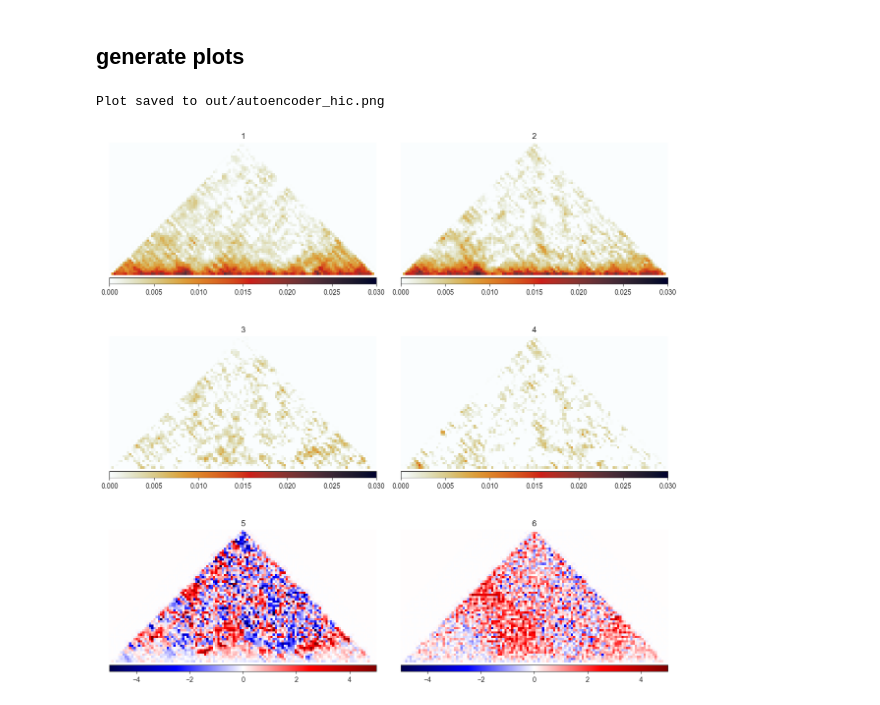
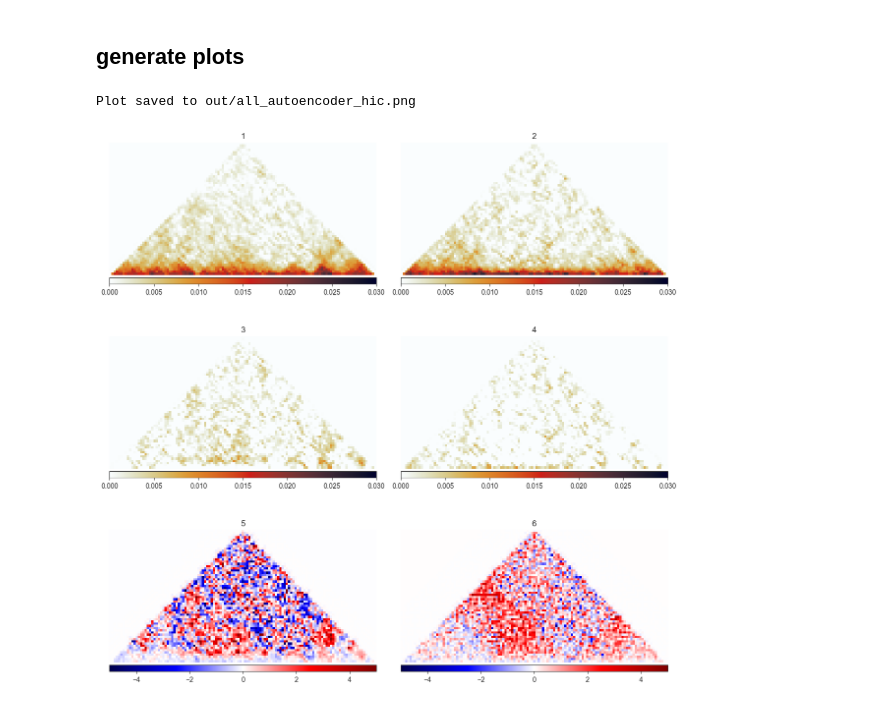
Before and after one commit to FardinHaque60/hic_compare_experiments, a Jupyter notebook: autoencoder_hic/autoencoder_hic.ipynb, the cells around one changed output. Drawn from its saved outputs; the diff is of its cells as text; code cells hidden in the pictures.

Commit message:
update plot generation

```diff
--- a/autoencoder_hic/autoencoder_hic.ipynb
+++ b/autoencoder_hic/autoencoder_hic.ipynb
@@ -134,7 +134,7 @@ loaded hic
 ## apply autoencoder to hic data
 # %%
 # set size of encoding dim, should be some fraction of input matrix size
-latent_space_size = len(patient_region_sub) // 4
+latent_space_size = 40
 
 # raw matrices
 rot_patient = clip_rotate(patient_region_sub)
@@ -225,33 +225,33 @@ m4 = axes[1][1].imshow(rot_diff_auto2[:middle, :], vmin=0, vmax=0.03, cmap='germ
 axes[1, 1].set_title("4")
 
 # Fourth Row:
 # apply log2(obs/exp) from pca modified matrices and raw matrices
 m5 = axes[2][0].imshow(rot_log_auto1[:middle, :], vmin=-5, vmax=5, cmap='seismic')
 axes[2, 0].set_title("5")
 
 m6 = axes[2][1].imshow(rot_log_auto2[:middle, :], vmin=-5, vmax=5, cmap='seismic')
 axes[2, 1].set_title("6")
 
 color_bars = [m1, m2, m3, m4, m5, m6]
 
 for i in range(0, len(axes)):
     for m, ax in zip([color_bars[i*2+1], color_bars[i*2+1]], axes[i]):
         ax.axis('off')
         divider = make_axes_locatable(ax)
         cax = divider.append_axes('bottom', size='5%', pad=0.05)
         fig.colorbar(m, cax=cax, orientation='horizontal')
 
 # Adjust layout
 plt.tight_layout()
 
 # save plot
-save_path = os.path.join("out", "autoencoder_hic.png")
+save_path = os.path.join("out", "all_autoencoder_hic.png")
 plt.savefig(save_path, dpi=300, bbox_inches='tight')  # High resolution and tight layout
 
 print(f"Plot saved to {save_path}")
 # TODO mse value calc
 # mse_value = mean_squared_error(pca_matrix1, patient_region_sub)
 # print(f"mse value {mse_value}")
 # %% [output]
-Plot saved to out/autoencoder_hic.png
+Plot saved to out/all_autoencoder_hic.png
-[figure, old version]
+[figure, new version]
```
Also changed, not shown: parts of 3 cells of this notebook, 8 other files.
